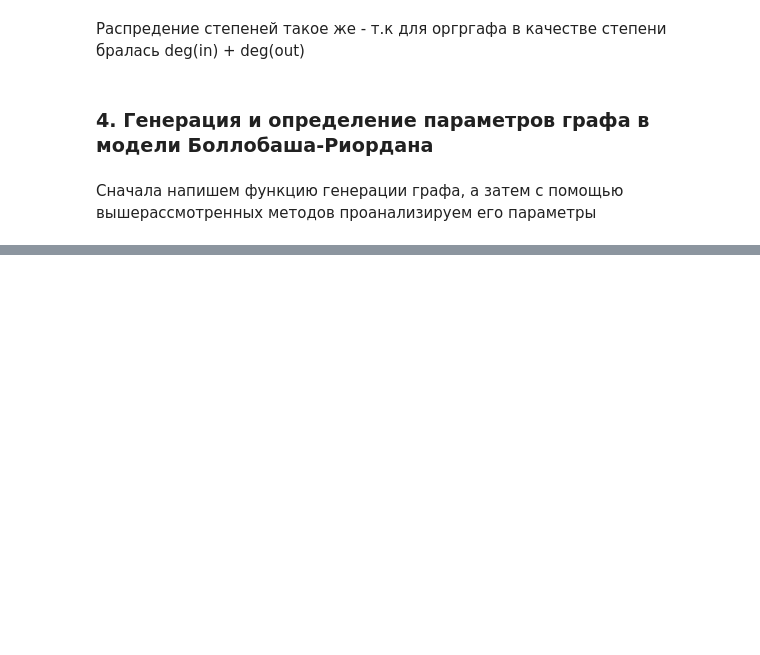
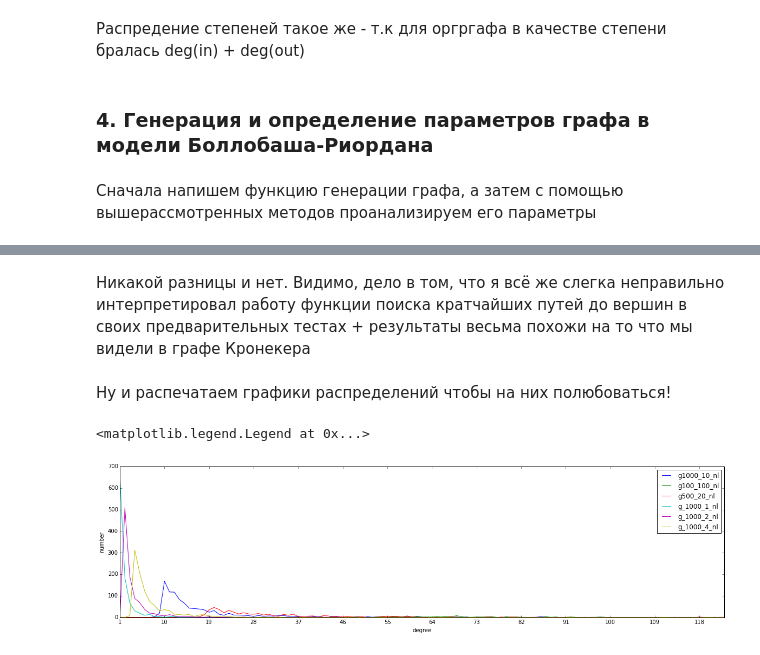
Before and after one commit to sajeruk/Mag.Par.Ex2, a Jupyter notebook: Ex2.ipynb, the cells around one changed output, grey strips where cells are left out. Cells and saved outputs as stored; diff of their text form; code cells hidden in the pictures; blank space fills up the shorter version.

```diff
--- a/Ex2.ipynb
+++ b/Ex2.ipynb
@@ -251,0 +285,20 @@ gen_graph(100, 1)
+# %%
+with_loops = [('g1000_10', g1000_10),
+              ('g100_100', g100_100),
+              ('g500_20', g500_20),
+              ('g_1000_1', g_1000_1),
+              ('g_1000_2', g1000_2),
+              ('g_1000_4', g1000_4)
+             ]
+# %%
+no_loops = [('g1000_10_nl', g1000_10_nl),
+            ('g100_100_nl', g100_100_nl),
+            ('g500_20_nl', g500_20_nl),
+            ('g_1000_1_nl', g_1000_1_nl),
+            ('g_1000_2_nl', g_1000_2_nl),
+            ('g_1000_4_nl', g_1000_4_nl)
+           ]
+# %%
+for name, graph in with_loops:
+    print('{} is connected: {}'.format(name, nx.is_connected(graph)))
+    print('{} diameter is: {}'.format(name, diameter(graph)))
@@ -251,0 +340,27 @@ gen_graph(100, 1)
+# %% [markdown]
+Никакой разницы и нет. Видимо, дело в том, что я всё же слегка неправильно интерпретировал работу функции поиска кратчайших путей до вершин в своих предварительных тестах + результаты весьма похожи на то что мы видели в графе Кронекера
+# %% [markdown]
+Ну и распечатаем графики распределений чтобы на них полюбоваться!
+# %%
+def printGraphDegreeDistribution_modified(gr):
+    cnt = Counter()
+    for v in gr.degree().values():
+        cnt[v] += 1
+    #sorted_cnt = sorted(cnt.items(), key=operator.itemgetter(0))
+    max_degree = 123 # for experiment :)
+    out_bins = []
+    out_values = []
+    for i in range(1, max_degree + 1):
+        out_bins.append(i)
+        out_values.append(cnt[i])
+    pylab.plot(out_bins, out_values)
+    pylab.xlabel('degree')
+    pylab.ylabel('number')
+    pylab.xticks(range(1, max_degree + 1, 9))
+# %%
+for name, graph in no_loops:
+    printGraphDegreeDistribution_modified(graph)
+pyplot.legend(list(map(lambda x: x[0], no_loops)))
+# %% [output]
+<matplotlib.legend.Legend at 0x...>
+[figure, added]
```
Also changed, not shown: parts of 26 cells of this notebook.
